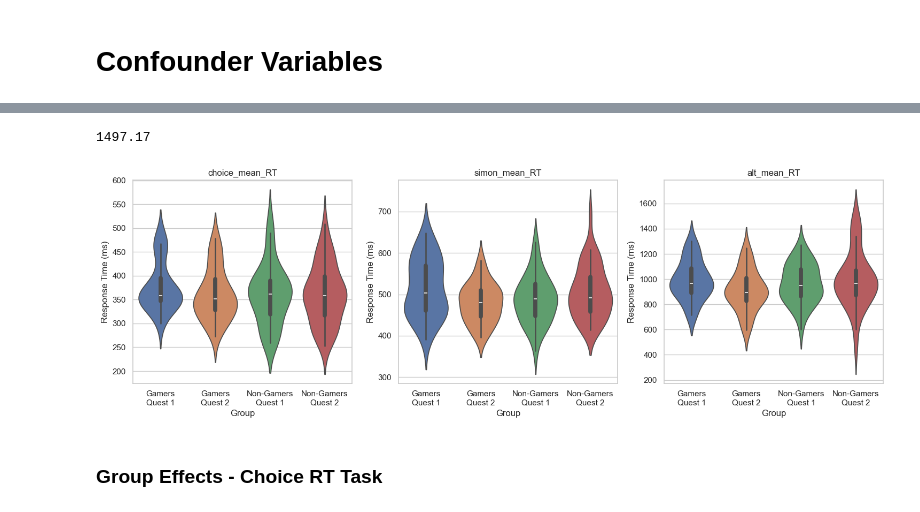
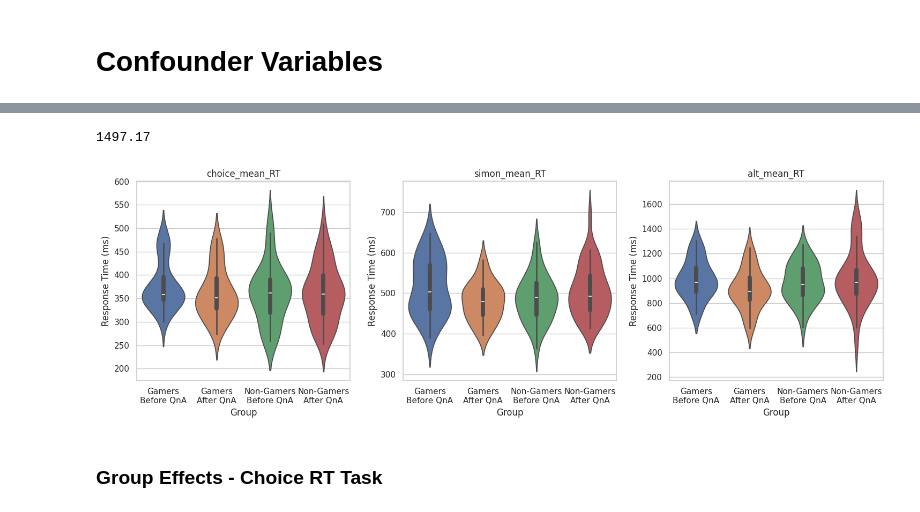
Before and after one commit to ROHIT32767/Reaction-time-and-working-memory-in-gamers-and-non-gamers, a Jupyter notebook: project.ipynb, the cells around one changed output, grey strips where cells are left out. Cells and saved outputs as stored; diff of their text form; code cells hidden in the pictures.

Commit message:
Results visualization

```diff
--- a/project.ipynb
+++ b/project.ipynb
@@ -248,33 +266,33 @@ print(result.summary())
 # %%
 tasks = ['choice_mean_RT', 'simon_mean_RT', 'alt_mean_RT']
 
 print(max(df['alt_mean_RT']))
 fig, axes = plt.subplots(nrows=1, ncols=len(tasks), figsize=(15, 5))
 
 for i, task in enumerate(tasks):
     gamers_quest_1 = df[(df['group'] == 1) & (df['quest_timing'] == 1)]
     gamers_quest_2 = df[(df['group'] == 1) & (df['quest_timing'] == 2)]
 
     non_gamers_quest_1 = df[(df['group'] == 2) & (df['quest_timing'] == 1)]
     non_gamers_quest_2 = df[(df['group'] == 2) & (df['quest_timing'] == 2)]
 
     data = pd.concat([
-        pd.DataFrame({'Group': 'Gamers\nQuest 1', 'Response Time': gamers_quest_1[task]}),
-        pd.DataFrame({'Group': 'Gamers\nQuest 2', 'Response Time': gamers_quest_2[task]}),
-        pd.DataFrame({'Group': 'Non-Gamers\nQuest 1', 'Response Time': non_gamers_quest_1[task]}),
-        pd.DataFrame({'Group': 'Non-Gamers\nQuest 2', 'Response Time': non_gamers_quest_2[task]})
+        pd.DataFrame({'Group': 'Gamers\nBefore QnA', 'Response Time': gamers_quest_1[task]}),
+        pd.DataFrame({'Group': 'Gamers\nAfter QnA', 'Response Time': gamers_quest_2[task]}),
+        pd.DataFrame({'Group': 'Non-Gamers\nBefore QnA', 'Response Time': non_gamers_quest_1[task]}),
+        pd.DataFrame({'Group': 'Non-Gamers\nAfter QnA', 'Response Time': non_gamers_quest_2[task]})
     ])
     sns.violinplot(x='Group', y='Response Time', data=data, ax=axes[i], hue='Group', legend=False)
 
     axes[i].set_title(task)
     axes[i].set_xlabel('Group')
     axes[i].set_ylabel('Response Time (ms)')
 
 plt.tight_layout()
 plt.show()
 # %% [output]
 1497.17
-[figure, old version]
+[figure, new version]
 # %% [markdown]
 ### Group Effects - Choice RT Task
 # %%
```
Also changed, not shown: parts of 28 cells of this notebook, 3 other files.
